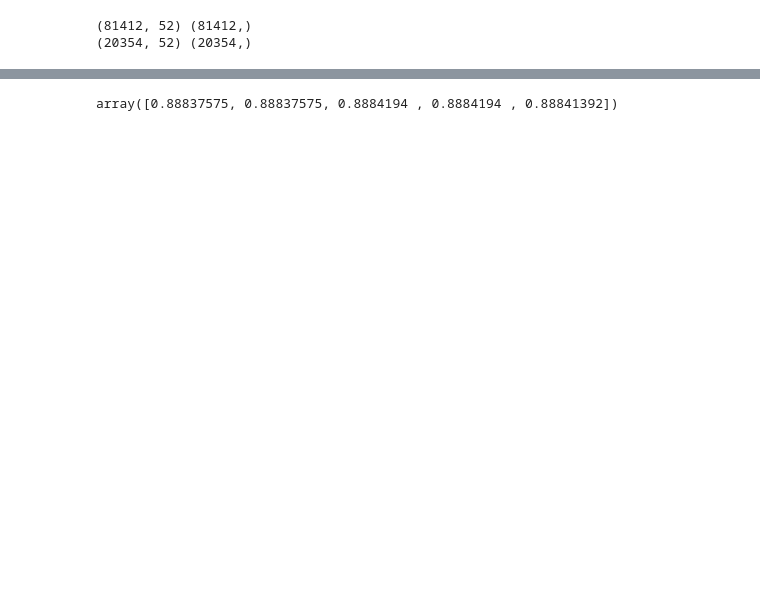
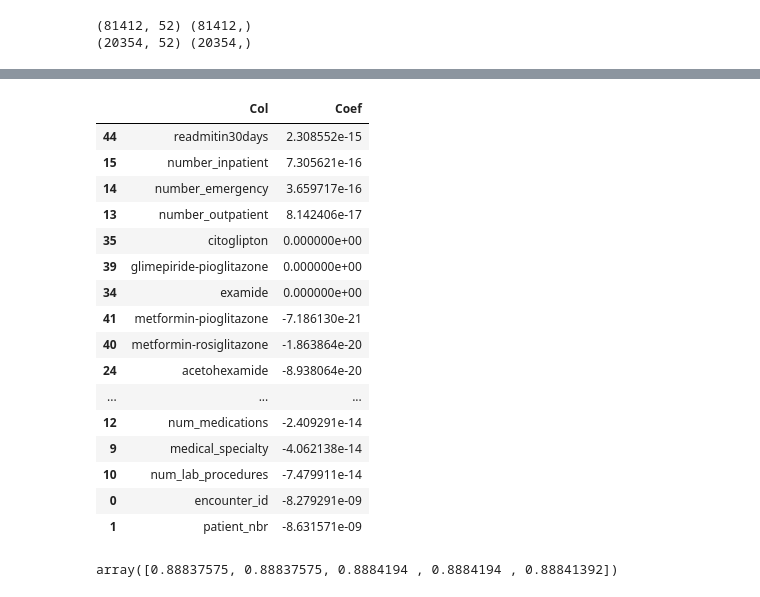
Before and after one commit to joonsooro/UnitedHealthcare, a Jupyter notebook: Jason/logistic regression.ipynb, the cells around one changed output, grey strips where cells are left out. Cells and saved outputs as stored; diff of their text form; code cells hidden in the pictures; blank space fills up the shorter version.

```diff
--- a/Jason/logistic regression.ipynb
+++ b/Jason/logistic regression.ipynb
@@ -54,3 +122,26 @@ array([0, 0, 0, ..., 0, 0, 0])
+# %%
+decision_logit_df = pd.concat([pd.DataFrame(X_train.columns), pd.DataFrame(decision_logit.coef_).T], axis=1)
+decision_logit_df.columns = ["Col", "Coef"]
+decision_logit_df = decision_logit_df.sort_values(by="Coef", ascending = False)
+decision_logit_df
+# %% [output]
+|  | Col | Coef |
+| 44 | readmitin30days | 2.308552e-15 |
+| 15 | number_inpatient | 7.305621e-16 |
+| 14 | number_emergency | 3.659717e-16 |
+| 13 | number_outpatient | 8.142406e-17 |
+| 35 | citoglipton | 0.000000e+00 |
+| 39 | glimepiride-pioglitazone | 0.000000e+00 |
+| 34 | examide | 0.000000e+00 |
+| 41 | metformin-pioglitazone | -7.186130e-21 |
+| 40 | metformin-rosiglitazone | -1.863864e-20 |
+| 24 | acetohexamide | -8.938064e-20 |
+| ... | ... | ... |
+| 12 | num_medications | -2.409291e-14 |
+| 9 | medical_specialty | -4.062138e-14 |
+| 10 | num_lab_procedures | -7.479911e-14 |
+| 0 | encounter_id | -8.279291e-09 |
+| 1 | patient_nbr | -8.631571e-09 |
 # %%
 from sklearn.model_selection import cross_val_score
 scores = cross_val_score(decision_logit, new_data, new_data.readmitin30days, cv=5)
```
Also changed, not shown: parts of 15 cells of this notebook, 2 other files.
